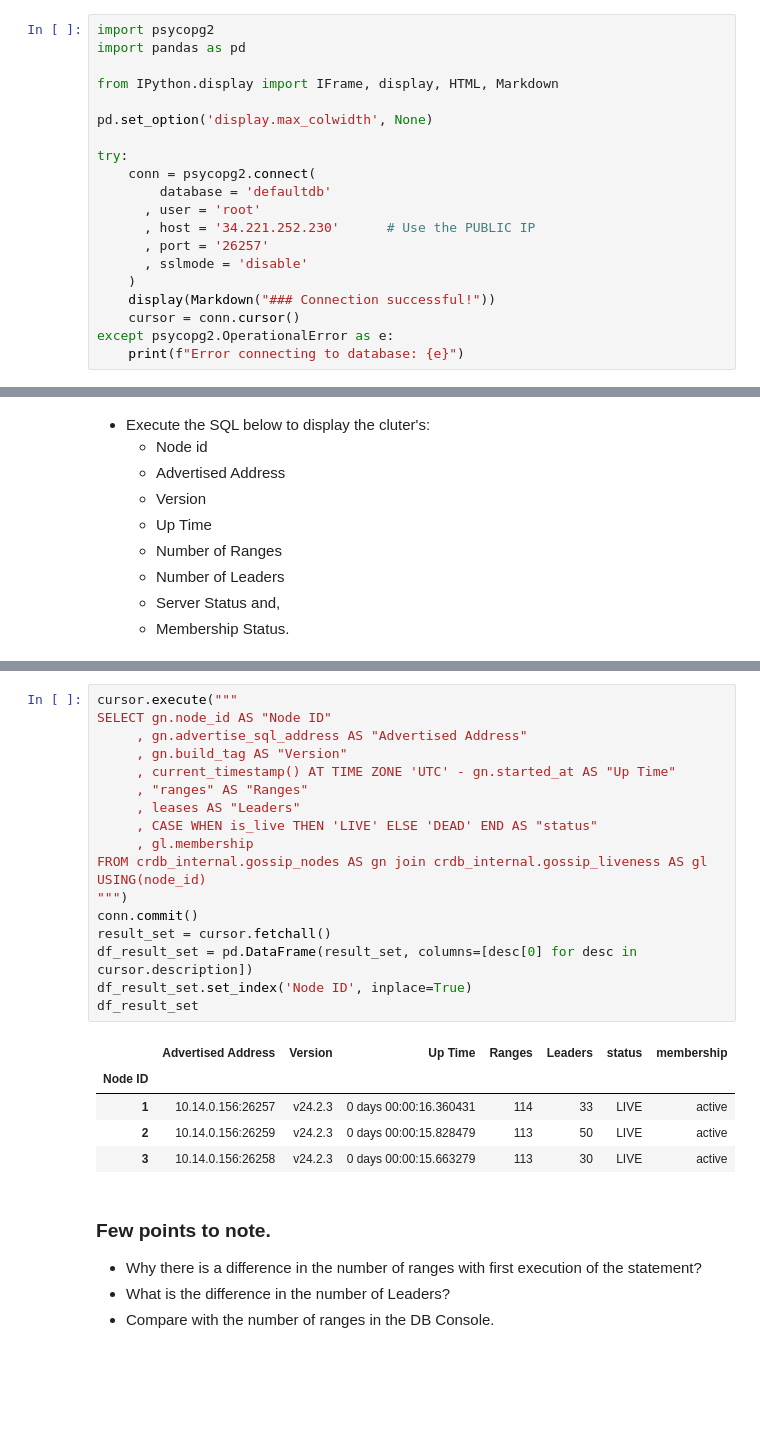
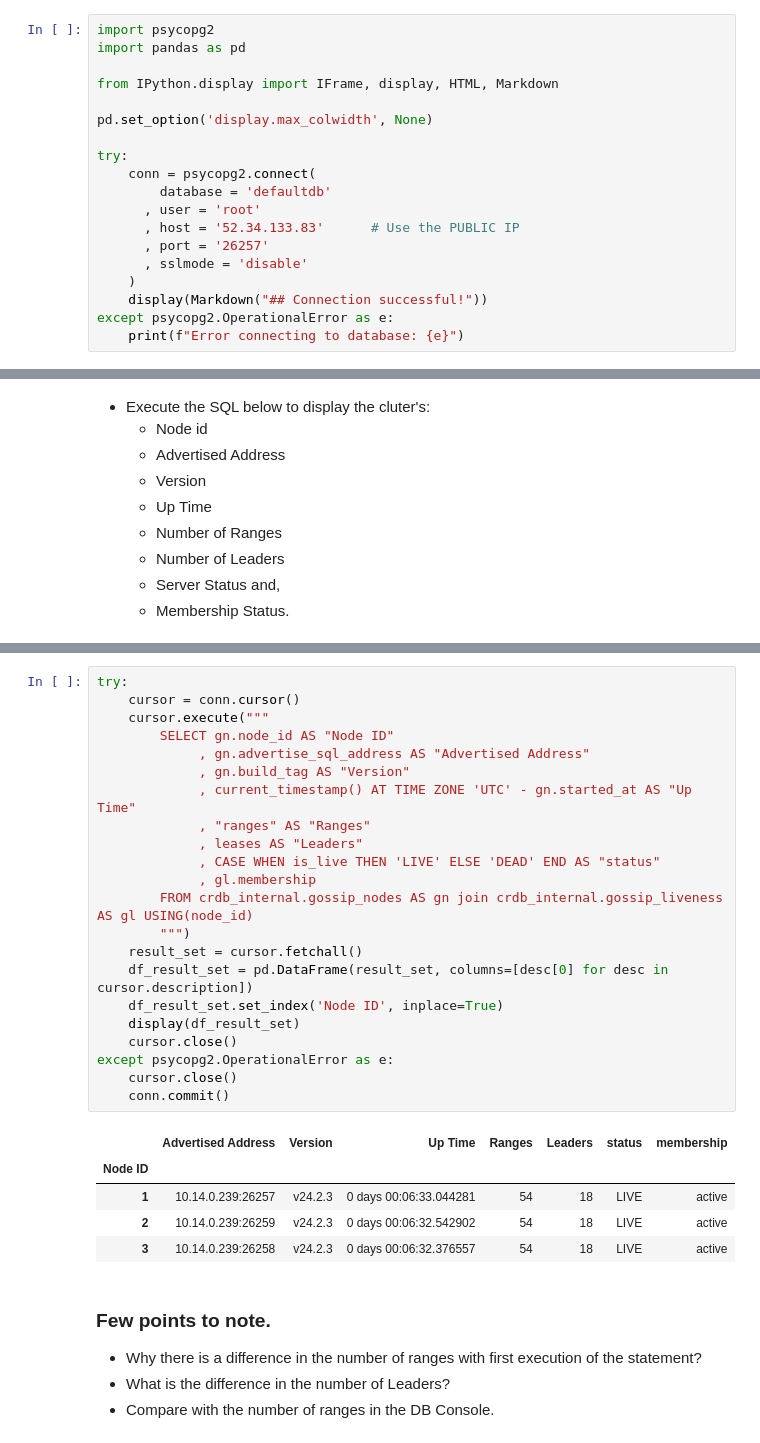
Before and after one commit to ainfanzon/Cockroach_IAM_Workshop, a Jupyter notebook: GCP_Colab_notebooks/Exercise_01.ipynb, the cells around one changed output, grey strips where cells are left out. Drawn from its saved outputs; the diff is of its cells as text; blank space fills up the shorter version.

```diff
--- a/GCP_Colab_notebooks/Exercise_01.ipynb
+++ b/GCP_Colab_notebooks/Exercise_01.ipynb
@@ -182,12 +182,11 @@ try:
     conn = psycopg2.connect(
         database = 'defaultdb'
       , user = 'root'
-      , host = '34.221.252.230'      # Use the PUBLIC IP
+      , host = '52.34.133.83'      # Use the PUBLIC IP
       , port = '26257'
       , sslmode = 'disable'
     )
-    display(Markdown("### Connection successful!"))
-    cursor = conn.cursor()
+    display(Markdown("## Connection successful!"))
 except psycopg2.OperationalError as e:
     print(f"Error connecting to database: {e}")
 # %% [output]
@@ -292,28 +297,33 @@ sed -E -i s/HOST_IP/$(hostname -I | awk '{print $1}')/ /home/cockroach/sql/iam.s
 
 - Execute the same query as before to compare the number of ranges and their distribution across the nodes in the cluster.
 # %%
-cursor.execute("""
-SELECT gn.node_id AS "Node ID"
-     , gn.advertise_sql_address AS "Advertised Address"
-     , gn.build_tag AS "Version"
-     , current_timestamp() AT TIME ZONE 'UTC' - gn.started_at AS "Up Time"
-     , "ranges" AS "Ranges"
-     , leases AS "Leaders"
-     , CASE WHEN is_live THEN 'LIVE' ELSE 'DEAD' END AS "status"
-     , gl.membership
-FROM crdb_internal.gossip_nodes AS gn join crdb_internal.gossip_liveness AS gl USING(node_id)
-""")
-conn.commit()
-result_set = cursor.fetchall()
-df_result_set = pd.DataFrame(result_set, columns=[desc[0] for desc in cursor.description])
-df_result_set.set_index('Node ID', inplace=True)
-df_result_set
+try:
+    cursor = conn.cursor()
+    cursor.execute("""
+        SELECT gn.node_id AS "Node ID"
+             , gn.advertise_sql_address AS "Advertised Address"
+             , gn.build_tag AS "Version"
+             , current_timestamp() AT TIME ZONE 'UTC' - gn.started_at AS "Up Time"
+             , "ranges" AS "Ranges"
+             , leases AS "Leaders"
+             , CASE WHEN is_live THEN 'LIVE' ELSE 'DEAD' END AS "status"
+             , gl.membership
+        FROM crdb_internal.gossip_nodes AS gn join crdb_internal.gossip_liveness AS gl USING(node_id)
+        """)
+    result_set = cursor.fetchall()
+    df_result_set = pd.DataFrame(result_set, columns=[desc[0] for desc in cursor.description])
+    df_result_set.set_index('Node ID', inplace=True)
+    display(df_result_set)
+    cursor.close()
+except psycopg2.OperationalError as e:
+    cursor.close()
+    conn.commit()
 # %% [output]
 |  | Advertised Address | Version | Up Time | Ranges | Leaders | status | membership |
 | Node ID |  |  |  |  |  |  |  |
-| 1 | 10.14.0.156:26257 | v24.2.3 | 0 days 00:00:16.360431 | 114 | 33 | LIVE | active |
-| 2 | 10.14.0.156:26259 | v24.2.3 | 0 days 00:00:15.828479 | 113 | 50 | LIVE | active |
-| 3 | 10.14.0.156:26258 | v24.2.3 | 0 days 00:00:15.663279 | 113 | 30 | LIVE | active |
+| 1 | 10.14.0.239:26257 | v24.2.3 | 0 days 00:06:33.044281 | 54 | 18 | LIVE | active |
+| 2 | 10.14.0.239:26259 | v24.2.3 | 0 days 00:06:32.542902 | 54 | 18 | LIVE | active |
+| 3 | 10.14.0.239:26258 | v24.2.3 | 0 days 00:06:32.376557 | 54 | 18 | LIVE | active |
 # %% [markdown]
 ### Few points to note.
 
```
Also changed, not shown: parts of 4 cells of this notebook.
